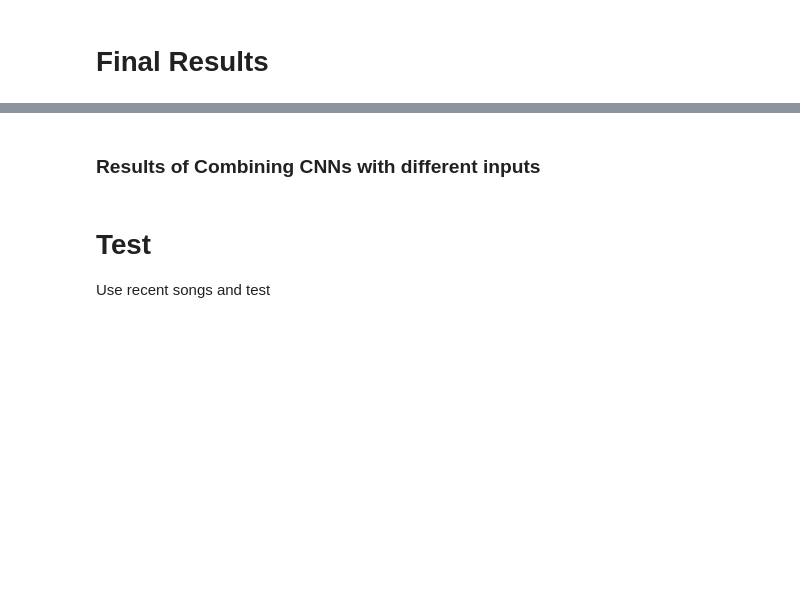
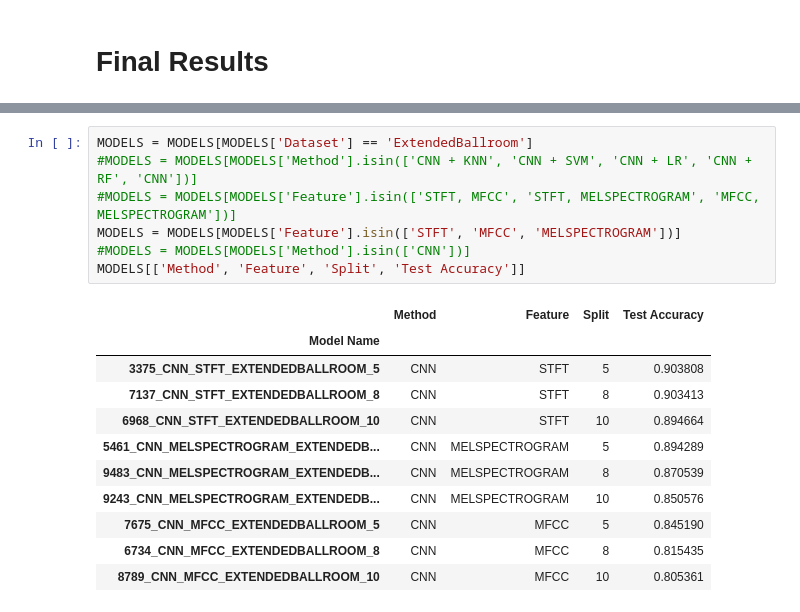
Before and after one commit to MarkGelo/CS-584, a Jupyter notebook: Project/Source/Music Genre Classification.ipynb, the cells around one changed output, grey strips where cells are left out. Cells and saved outputs as stored; diff of their text form; blank space fills up the shorter version.

```diff
--- a/Project/Source/Music Genre Classification.ipynb
+++ b/Project/Source/Music Genre Classification.ipynb
@@ -1841,9 +1453,22 @@ MODELS
 | 5027_CNN_MFCC_GTZAN_10 | CNN | GTZAN | MFCC | 10 | 0.759000 | 0.877874 | 0.910000 | 0.491272 | ... |
 | 4131_CNN_MFCC_GTZAN_8 | CNN | GTZAN | MFCC | 8 | 0.701250 | 1.002084 | 0.798437 | 0.791681 | ... |
 | 2574_CNN_MFCC_GTZAN_5 | CNN | GTZAN | MFCC | 5 | 0.610000 | 1.189536 | 0.704500 | 1.001700 | ... |
-# %% [markdown]
-### Results of Combining CNNs with different inputs
-# %% [markdown]
-# Test
-
-Use recent songs and test
+# %%
+MODELS = MODELS[MODELS['Dataset'] == 'ExtendedBallroom']
+#MODELS = MODELS[MODELS['Method'].isin(['CNN + KNN', 'CNN + SVM', 'CNN + LR', 'CNN + RF', 'CNN'])]
+#MODELS = MODELS[MODELS['Feature'].isin(['STFT, MFCC', 'STFT, MELSPECTROGRAM', 'MFCC, MELSPECTROGRAM'])]
+MODELS = MODELS[MODELS['Feature'].isin(['STFT', 'MFCC', 'MELSPECTROGRAM'])]
+#MODELS = MODELS[MODELS['Method'].isin(['CNN'])]
+MODELS[['Method', 'Feature', 'Split', 'Test Accuracy']]
+# %% [output]
+|  | Method | Feature | Split | Test Accuracy |
+| Model Name |  |  |  |  |
+| 3375_CNN_STFT_EXTENDEDBALLROOM_5 | CNN | STFT | 5 | 0.903808 |
+| 7137_CNN_STFT_EXTENDEDBALLROOM_8 | CNN | STFT | 8 | 0.903413 |
+| 6968_CNN_STFT_EXTENDEDBALLROOM_10 | CNN | STFT | 10 | 0.894664 |
+| 5461_CNN_MELSPECTROGRAM_EXTENDEDB... | CNN | MELSPECTROGRAM | 5 | 0.894289 |
+| 9483_CNN_MELSPECTROGRAM_EXTENDEDB... | CNN | MELSPECTROGRAM | 8 | 0.870539 |
+| 9243_CNN_MELSPECTROGRAM_EXTENDEDB... | CNN | MELSPECTROGRAM | 10 | 0.850576 |
+| 7675_CNN_MFCC_EXTENDEDBALLROOM_5 | CNN | MFCC | 5 | 0.845190 |
+| 6734_CNN_MFCC_EXTENDEDBALLROOM_8 | CNN | MFCC | 8 | 0.815435 |
+| 8789_CNN_MFCC_EXTENDEDBALLROOM_10 | CNN | MFCC | 10 | 0.805361 |
```
Also changed, not shown: parts of 73 cells of this notebook, 24 other files.
